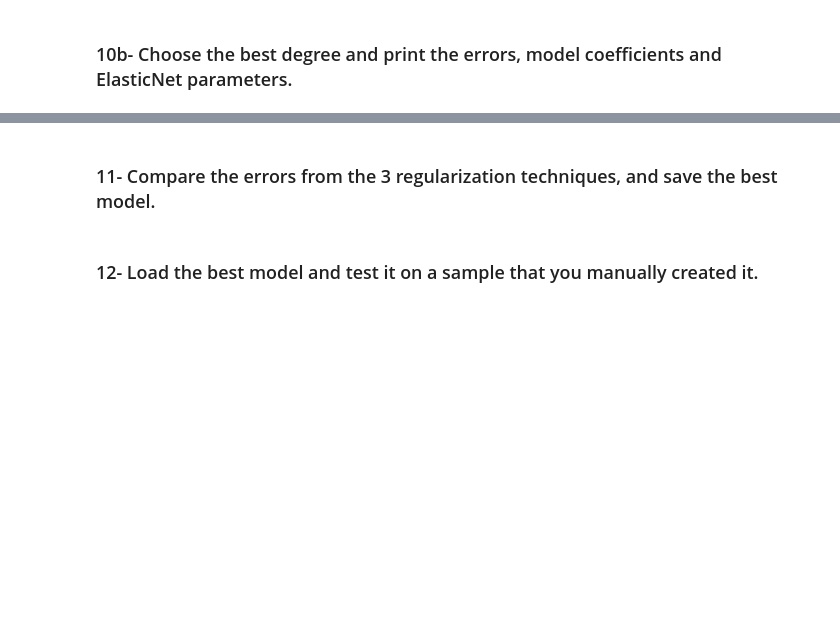
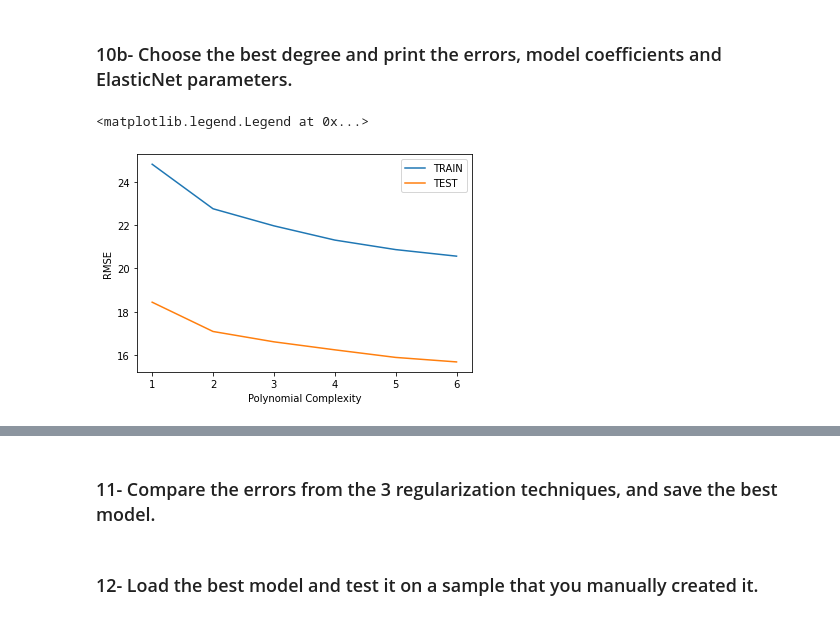
Before and after one commit to allaaamr/ML-Assignment-1, a Jupyter notebook: Assignment1_Polynomial_Regression.ipynb, the cells around one changed output, grey strips where cells are left out. Drawn from its saved outputs; the diff is of its cells as text; code cells hidden in the pictures; blank space fills up the shorter version.

```diff
--- a/Assignment1_Polynomial_Regression.ipynb
+++ b/Assignment1_Polynomial_Regression.ipynb
@@ -217,2 +442,11 @@ for d in range(8,10):
 # %% [markdown]
 ### 10b- Choose the best degree and print the errors, model coefficients and ElasticNet parameters.
+# %%
+plt.plot(range(1,7),en_train_rmse_errors,label='TRAIN')
+plt.plot(range(1,7),en_test_rmse_errors,label='TEST')
+plt.xlabel("Polynomial Complexity")
+plt.ylabel("RMSE")
+plt.legend()
+# %% [output]
+<matplotlib.legend.Legend at 0x...>
+[figure, added]
```
Also changed, not shown: parts of 8 cells of this notebook.
